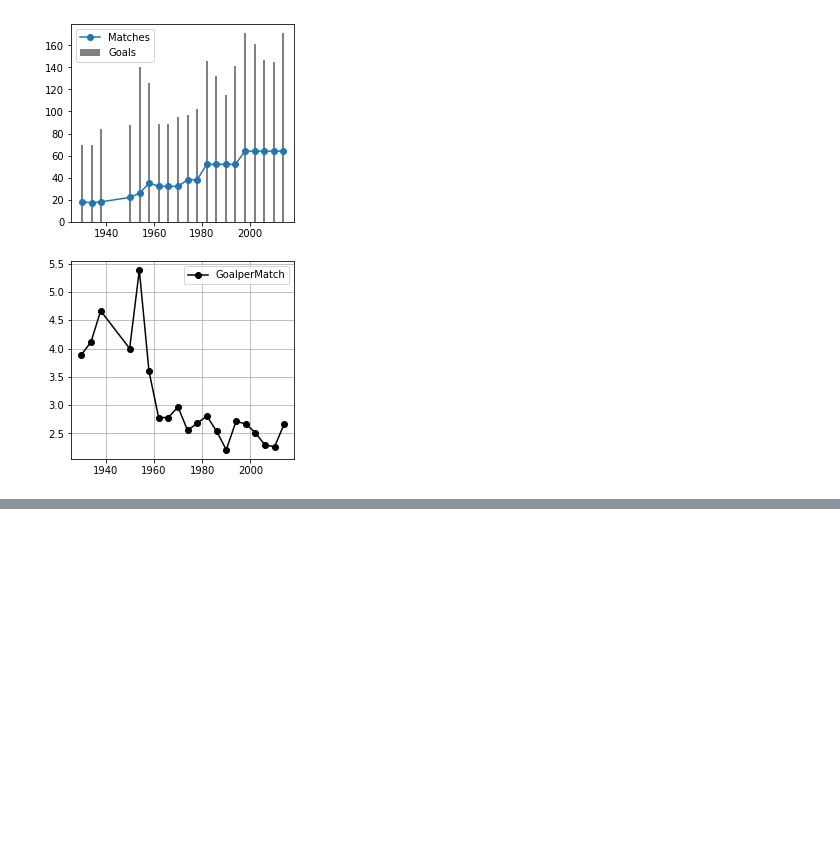
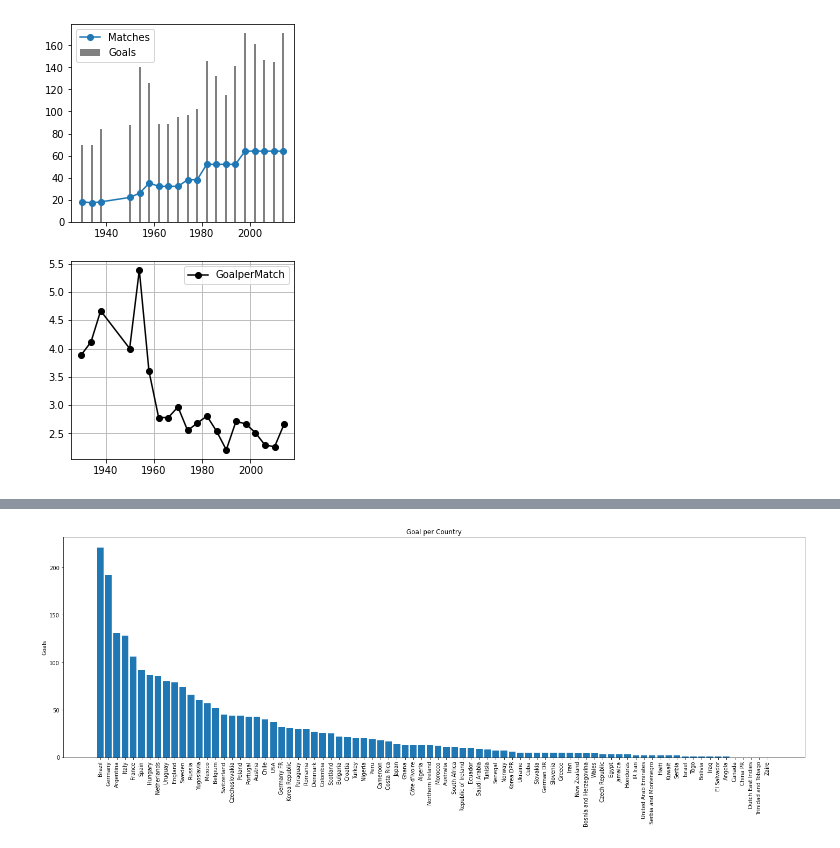
Before and after one commit to LeeSeongYeob/Python-Basic, a Jupyter notebook: 월드컵데이터_분석.ipynb, the cells around one changed output, grey strips where cells are left out. Cells and saved outputs as stored; diff of their text form; code cells hidden in the pictures; blank space fills up the shorter version.

```diff
--- a/월드컵데이터_분석.ipynb
+++ b/월드컵데이터_분석.ipynb
@@ -67,0 +94,16 @@ fig.show()
+# %%
+data.replace({'Home Team Name':{'Germany FR':'Germany'}},inplace=True)
+data.replace('C�te d\'Ivoire', 'Côte d\'Ivoire',inplace=True)
+data.replace('rn">Bosnia and Herzegovina', 'Bosnia and Herzegovina',inplace=True)
+data.replace('rn">Serbia and Montenegro', 'Serbia and Montenegro',inplace=True)
+data.replace('rn">Republic of Ireland', 'Republic of Ireland',inplace=True)
+data.replace('rn">Trinidad and Tobago', 'Trinidad and Tobago',inplace=True)
+data.replace('rn">United Arab Emirates', 'United Arab Emirates',inplace=True)
+data.replace('Soviet Union', 'Russia',inplace=True)
+
+
+# 중복 데이터 제거
+dupli = data.duplicated()
+# print(dupli)
+print(len(dupli[dupli==True]))
+data = data.drop_duplicates()
@@ -67,0 +112,5 @@ fig.show()
+# %%
+home_team = data.groupby('Home Team Name')['Home Team Goals'].sum()
+away_team = data.groupby('Away Team Name')['Away Team Goals'].sum()
+print(home_team)
+print(away_team)
@@ -67,0 +135,4 @@ fig.show()
+# %%
+#  결측 데이터 채우기
+goal_per_country = pd.concat([home_team,away_team],axis = 1).fillna(0)
+goal_per_country.isna()
@@ -67,0 +153,4 @@ fig.show()
+# %%
+total = (goal_per_country['Home Team Goals'] + goal_per_country['Away Team Goals']).astype(int)
+total.sort_values(ascending=False, inplace = True)
+total
@@ -67,0 +170,10 @@ fig.show()
+# %%
+fig, ax = plt.subplots(figsize = (20,8))
+ax.bar(total.index, total.values)
+ax.set_title('Goal per Country')
+ax.set_ylabel('Goals')
+plt.xticks(rotation = 90)
+plt.tight_layout()
+fig.show()
+# %% [output]
+[figure, added]
```
Also changed, not shown: parts of 7 cells of this notebook.
